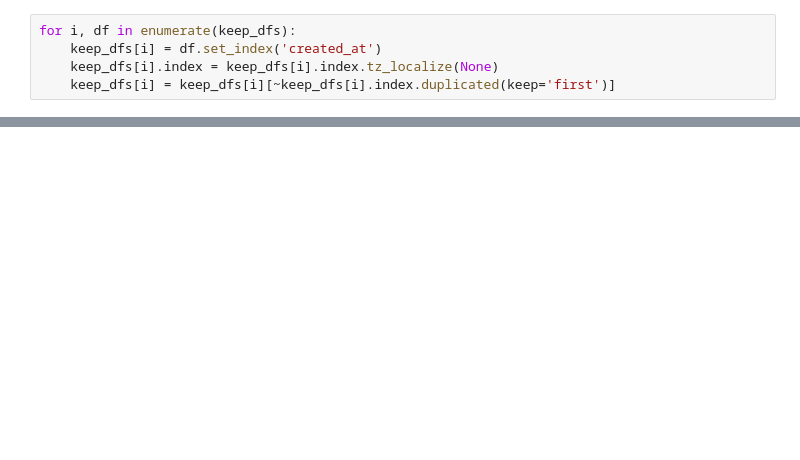
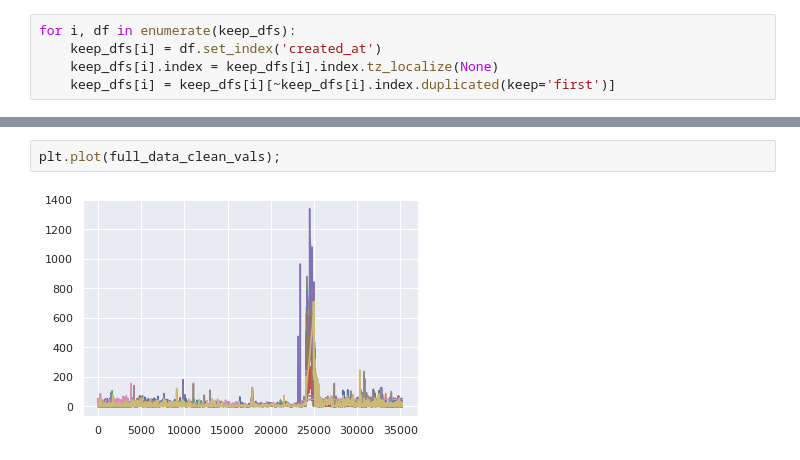
Before and after one commit to spaceonion1001/LD-CPD, a Jupyter notebook: notebooks/HolidayFarm.ipynb, the cells around one changed output, grey strips where cells are left out. Saved outputs shown, nothing was run; the diff lists cells and outputs as text; blank space fills up the shorter version.

```diff
--- a/notebooks/HolidayFarm.ipynb
+++ b/notebooks/HolidayFarm.ipynb
@@ -187,0 +226,4 @@ dtype: float64
+# %%
+plt.plot(full_data_clean_vals);
+# %% [output]
+[figure, added]
```
Also changed, not shown: parts of 34 cells of this notebook, 8 other files.
